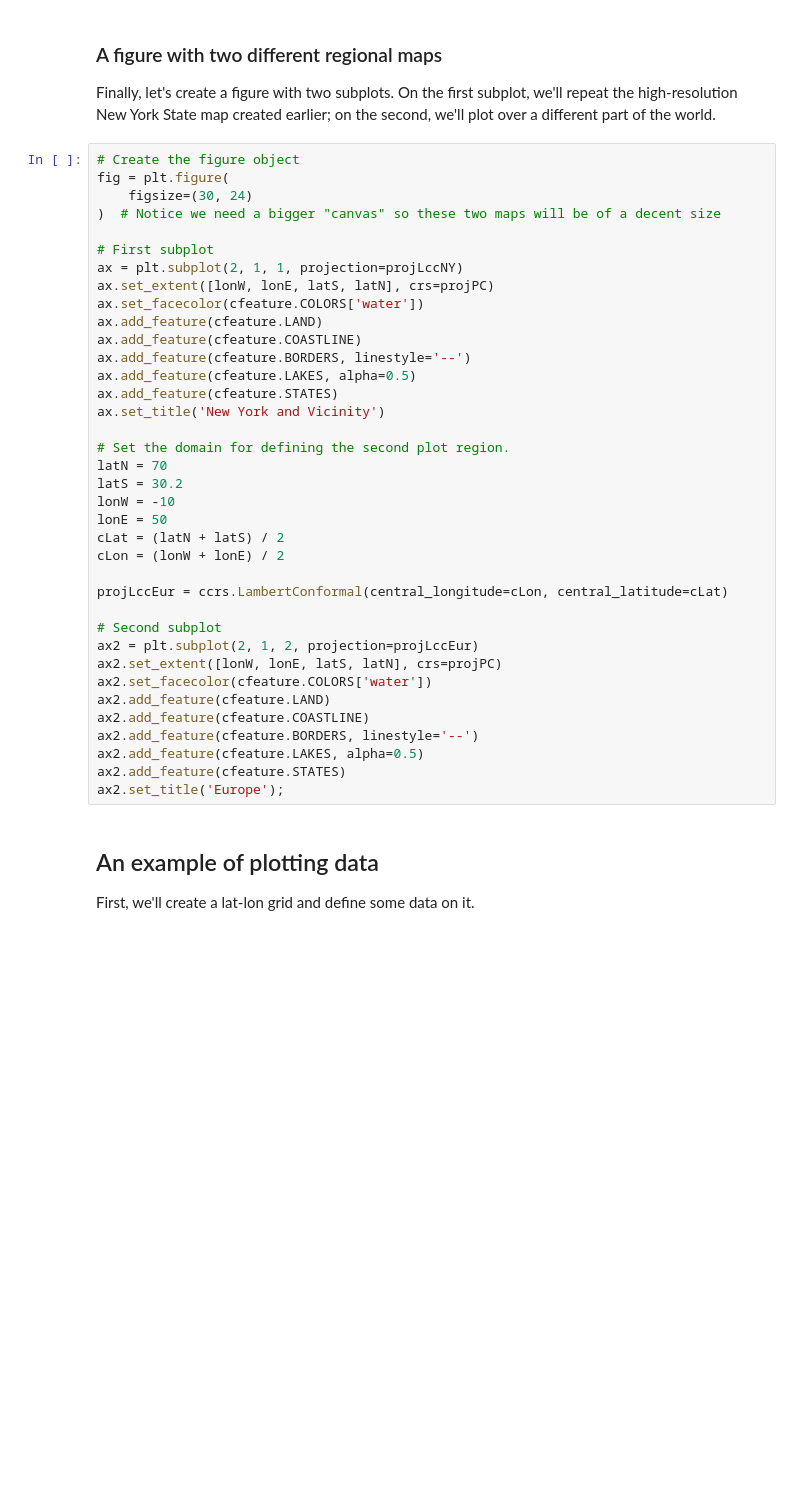
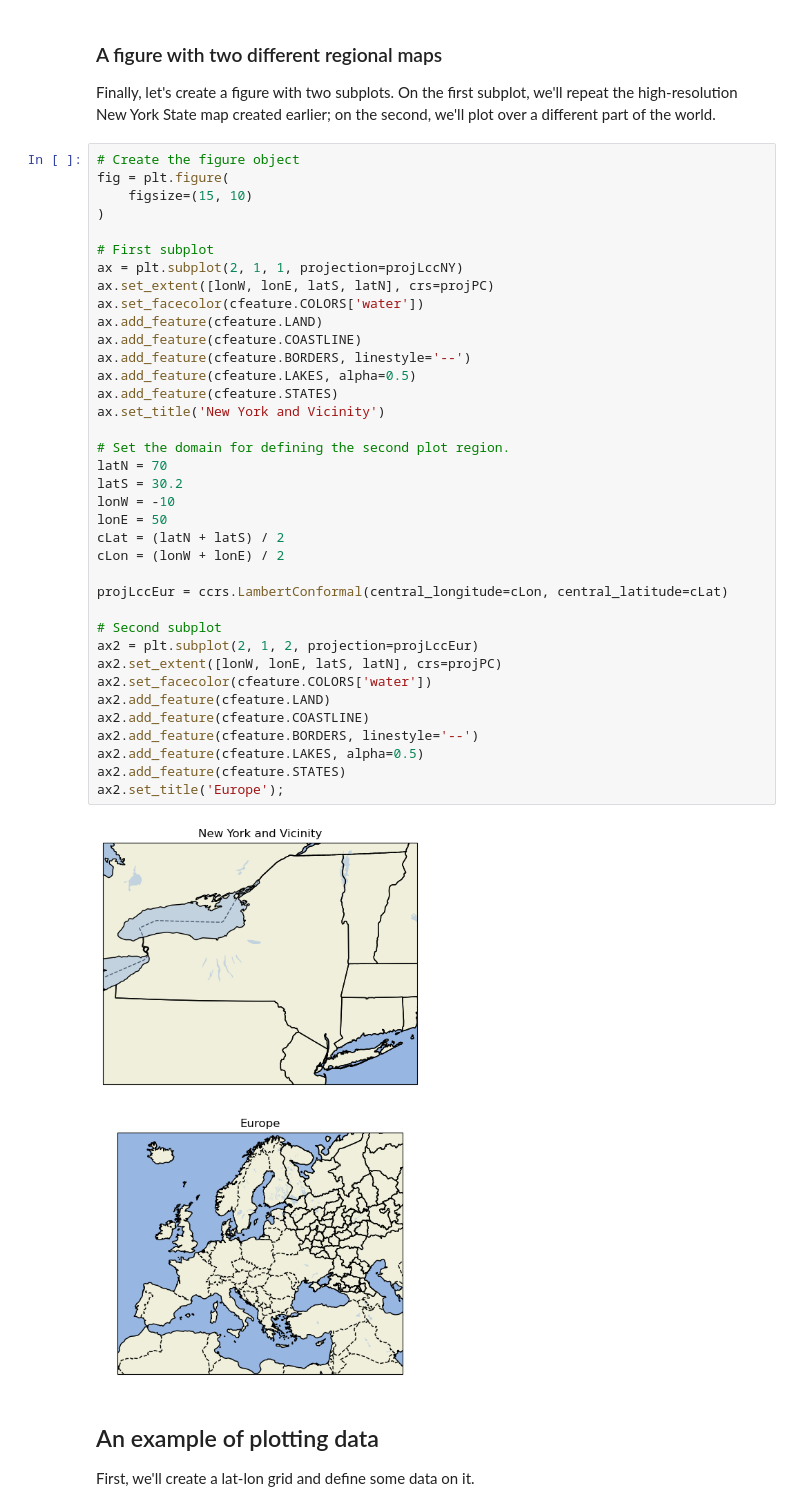
Before and after one commit to yutianwuldeo/GR6901, a Jupyter notebook: week6_cartopy.ipynb, the cells around one changed output. Saved outputs shown, nothing was run; the diff lists cells and outputs as text; blank space fills up the shorter version.

```diff
--- a/week6_cartopy.ipynb
+++ b/week6_cartopy.ipynb
@@ -288,40 +298,42 @@ Finally, let's create a figure with two subplots. On the first subplot, we'll re
 # %%
 # Create the figure object
 fig = plt.figure(
-    figsize=(30, 24)
-)  # Notice we need a bigger "canvas" so these two maps will be of a decent size
+    figsize=(15, 10)
+)
 
 # First subplot
 ax = plt.subplot(2, 1, 1, projection=projLccNY)
 ax.set_extent([lonW, lonE, latS, latN], crs=projPC)
 ax.set_facecolor(cfeature.COLORS['water'])
 ax.add_feature(cfeature.LAND)
 ax.add_feature(cfeature.COASTLINE)
 ax.add_feature(cfeature.BORDERS, linestyle='--')
 ax.add_feature(cfeature.LAKES, alpha=0.5)
 ax.add_feature(cfeature.STATES)
 ax.set_title('New York and Vicinity')
 
 # Set the domain for defining the second plot region.
 latN = 70
 latS = 30.2
 lonW = -10
 lonE = 50
 cLat = (latN + latS) / 2
 cLon = (lonW + lonE) / 2
 
 projLccEur = ccrs.LambertConformal(central_longitude=cLon, central_latitude=cLat)
 
 # Second subplot
 ax2 = plt.subplot(2, 1, 2, projection=projLccEur)
 ax2.set_extent([lonW, lonE, latS, latN], crs=projPC)
 ax2.set_facecolor(cfeature.COLORS['water'])
 ax2.add_feature(cfeature.LAND)
 ax2.add_feature(cfeature.COASTLINE)
 ax2.add_feature(cfeature.BORDERS, linestyle='--')
 ax2.add_feature(cfeature.LAKES, alpha=0.5)
 ax2.add_feature(cfeature.STATES)
 ax2.set_title('Europe');
+# %% [output]
+[figure, added]
 # %% [markdown]
 ## An example of plotting data
 
```
Also changed, not shown: parts of 15 cells of this notebook, 1 other file.
